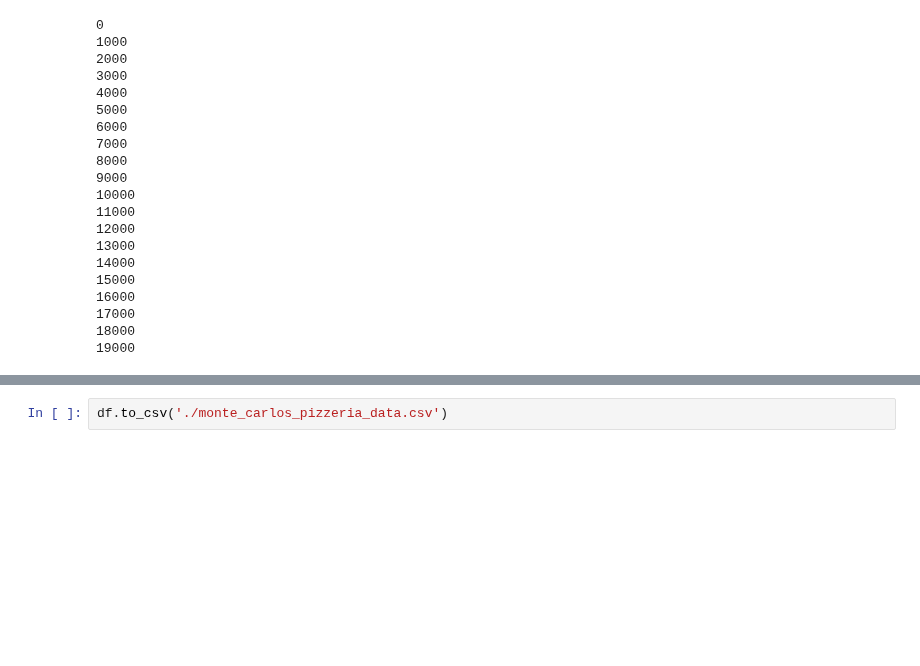
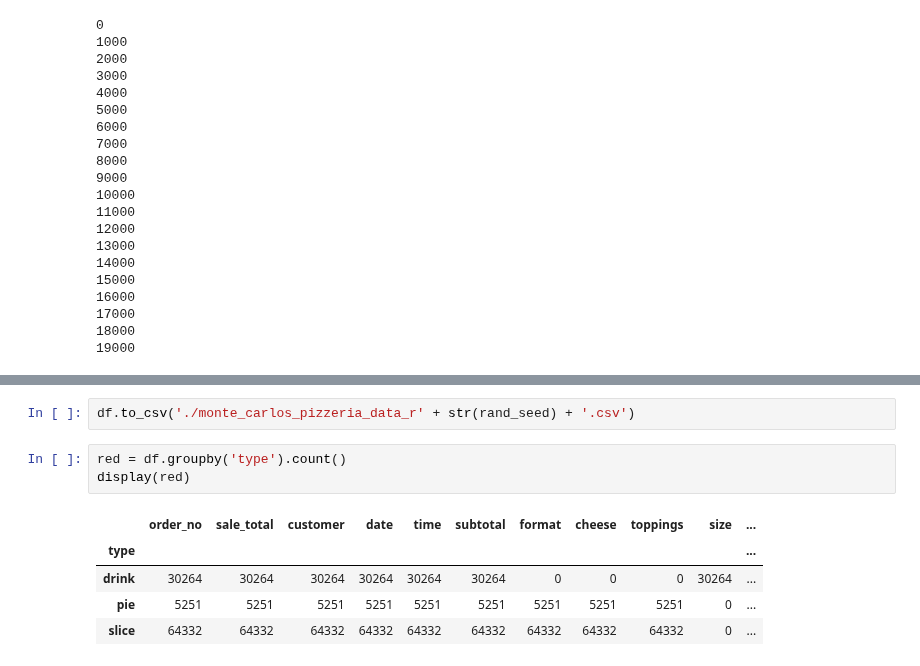
Before and after one commit to mmccracken0137/scicomp_book, a Jupyter notebook: chapters_ipynb/data_files/monte_carlos_pizzeria.ipynb, the cells around one changed output, grey strips where cells are left out. Cells and saved outputs as stored; diff of their text form; blank space fills up the shorter version.

```diff
--- a/chapters_ipynb/data_files/monte_carlos_pizzeria.ipynb
+++ b/chapters_ipynb/data_files/monte_carlos_pizzeria.ipynb
@@ -278,2 +286,11 @@ display(df)
 # %%
-df.to_csv('./monte_carlos_pizzeria_data.csv')
+df.to_csv('./monte_carlos_pizzeria_data_r' + str(rand_seed) + '.csv')
+# %%
+red = df.groupby('type').count()
+display(red)
+# %% [output]
+|  | order_no | sale_total | customer | date | time | subtotal | format | cheese | toppings | size | ... |
+| type |  |  |  |  |  |  |  |  |  |  | ... |
+| drink | 30264 | 30264 | 30264 | 30264 | 30264 | 30264 | 0 | 0 | 0 | 30264 | ... |
+| pie | 5251 | 5251 | 5251 | 5251 | 5251 | 5251 | 5251 | 5251 | 5251 | 0 | ... |
+| slice | 64332 | 64332 | 64332 | 64332 | 64332 | 64332 | 64332 | 64332 | 64332 | 0 | ... |
```
Also changed, not shown: parts of 4 cells of this notebook, 2 other files.
